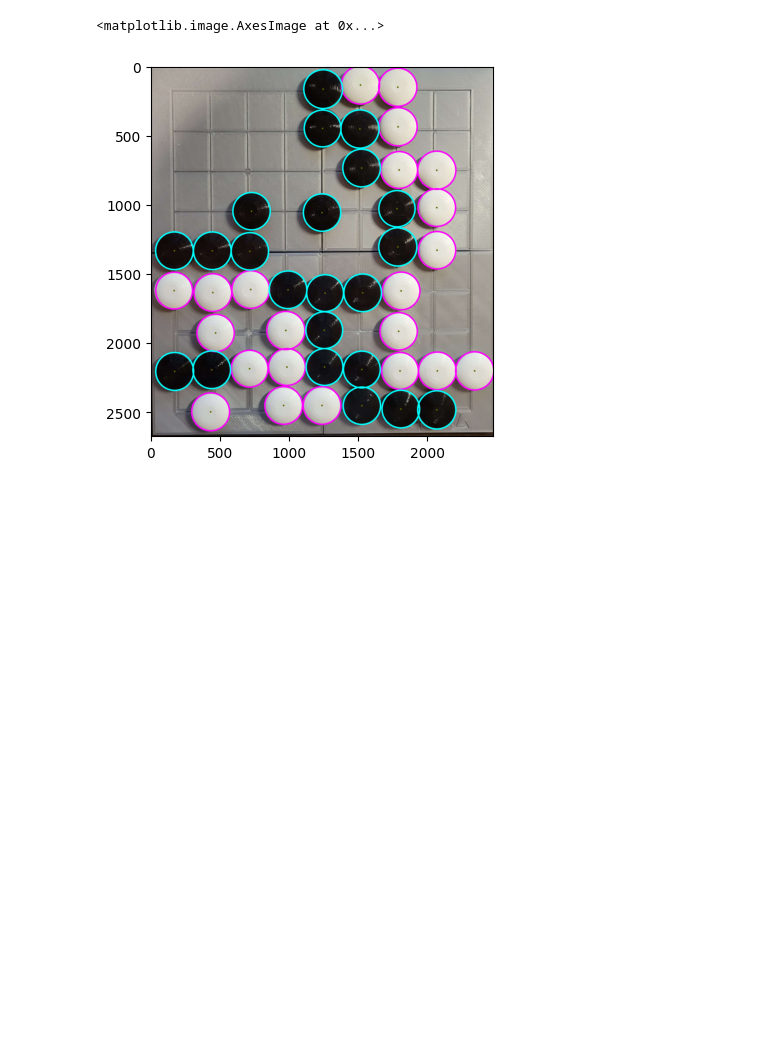
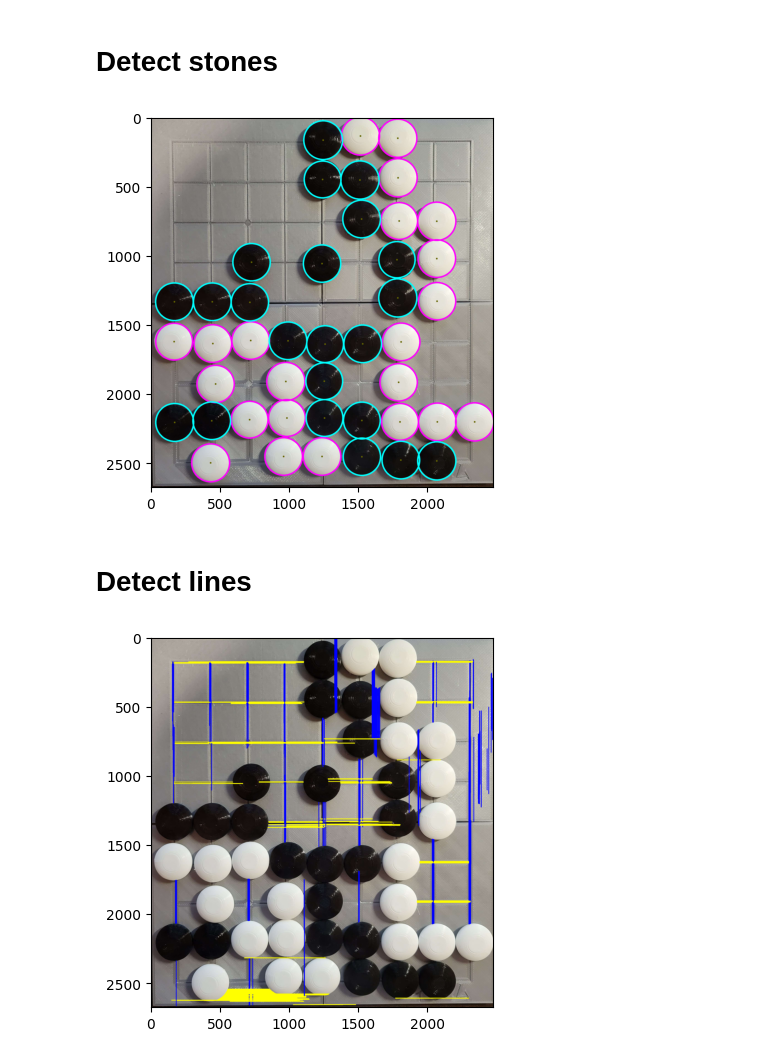
Before and after one commit to willGuimont/korigatachi, a Jupyter notebook: notebooks/detect_stone.ipynb, the cells around one changed output. Drawn from its saved outputs; the diff is of its cells as text; code cells hidden in the pictures; blank space fills up the shorter version.

Commit message:
detect board

```diff
--- a/notebooks/detect_stone.ipynb
+++ b/notebooks/detect_stone.ipynb
@@ -5,3 +9,5 @@ from cv2 import cv2 as cv
+# %% [markdown]
+# Detect stones
 # %%
 synthetic_board = False
 path = '../data/board.png' if synthetic_board else '../data/board_real.jpg'
@@ -16,7 +22,9 @@ if not synthetic_board:
 
 gray = cv.cvtColor(img, cv.COLOR_BGR2GRAY)
 blurred = cv.medianBlur(gray, blur_size)
-circles = cv.HoughCircles(blurred, cv.HOUGH_GRADIENT, 2, min_dist, param1=100, param2=100, minRadius=min_radius, maxRadius=max_radius)
+
+circles = cv.HoughCircles(blurred, cv.HOUGH_GRADIENT, 2, min_dist, param1=100, param2=100, minRadius=min_radius,
+                          maxRadius=max_radius)
 
 circles = np.uint16(np.around(circles)).squeeze()
 
@@ -43,6 +51,48 @@ for i, c in enumerate(circles):
     cv.circle(img, center, radius, color, 10)
 
 plt.imshow(cv.cvtColor(img, cv.COLOR_BGR2RGB))
+plt.show()
 # %% [output]
-<matplotlib.image.AxesImage at 0x...>
 [figure]
+# %% [markdown]
+# Detect lines
+# %%
+img = cv.imread(path)
+
+if not synthetic_board:
+    img = img[150:-200, 300:-250]
+
+draw = np.zeros_like(img)
+draw = np.copy(img)
+gray = cv.cvtColor(img, cv.COLOR_BGR2GRAY)
+# blurred = cv.medianBlur(gray, 3)
+blurred = np.copy(gray)
+
+edges = cv.Canny(blurred, 50, 200, None, 3)
+
+linesP = cv.HoughLinesP(edges, 1, np.pi / 2, 100, None, 300, 100)
+
+h_lines = []
+v_lines = []
+for i in range(0, len(linesP)):
+    x1, y1, x2, y2 = linesP[i][0]
+    dx, dy = x2 - x1, y2 - y1
+
+    if np.sqrt(dx * dx + dy * dy) < 10:
+        continue
+
+    theta = np.arctan2(dy, dx)
+    if 80 < np.rad2deg(abs(theta)) < 100:
+        h_lines.append(linesP[i, 0])
+        cv.line(draw, (x1, y1), (x2, y2), (255, 0, 0), 3, cv.LINE_AA)
+    if np.rad2deg(abs(theta)) < 10 or np.rad2deg(abs(theta)) > 170:
+        v_lines.append(linesP[i, 0])
+        cv.line(draw, (x1, y1), (x2, y2), (0, 255, 255), 3, cv.LINE_AA)
+
+h_lines = np.array(h_lines)
+v_lines = np.array(v_lines)
+
+plt.imshow(cv.cvtColor(draw, cv.COLOR_BGR2RGB))
+plt.show()
+# %% [output]
+[figure, added]
```
Also changed, not shown: parts of 5 cells of this notebook, 1 other file.
